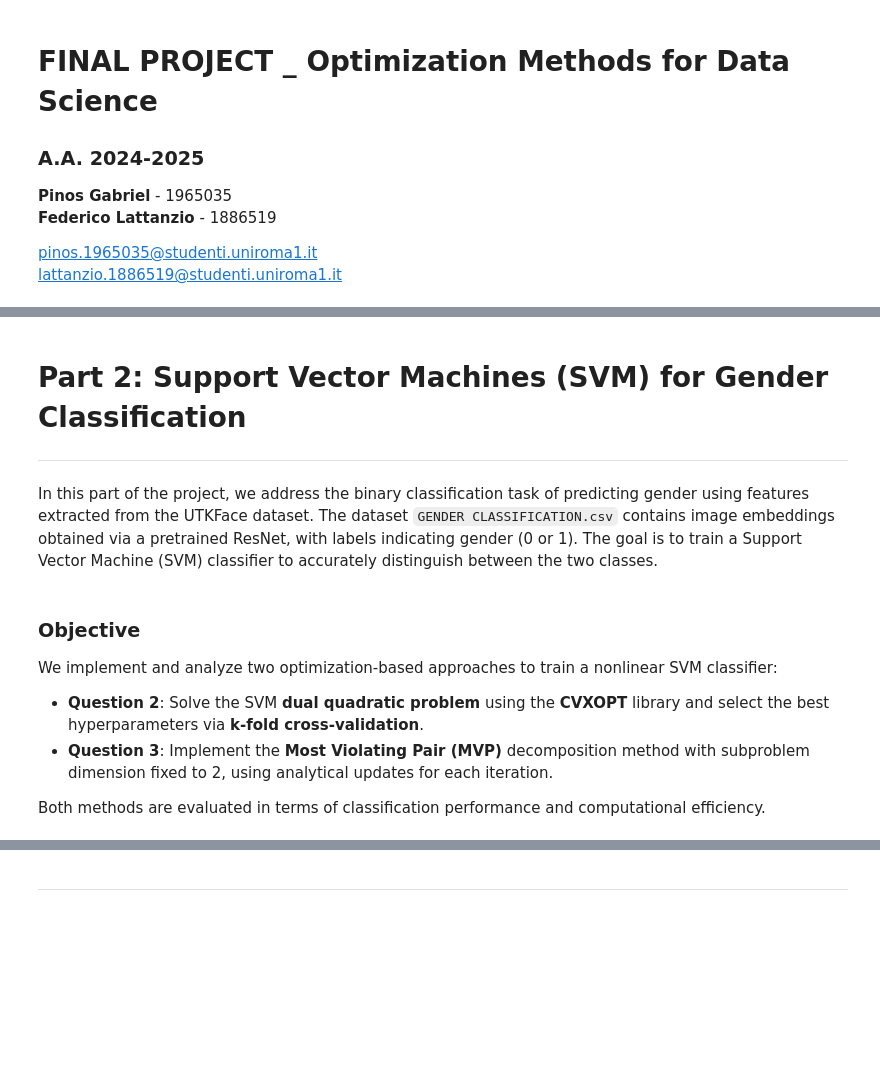
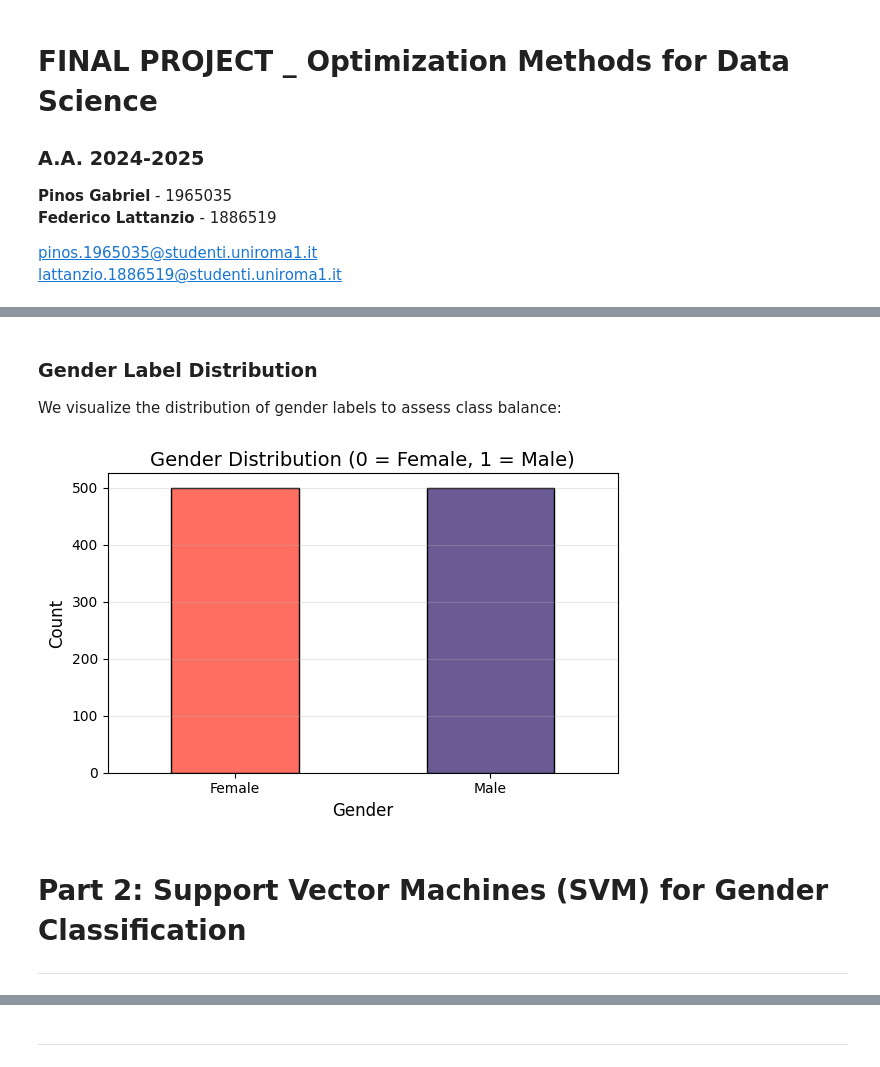
Before and after one commit to GabrielPinos/OMDS_FinalProject, a Jupyter notebook: Part2_SVM/run_2i_Pinos_Lattanzio.ipynb, the cells around one changed output, grey strips where cells are left out. Drawn from its saved outputs; the diff is of its cells as text; code cells hidden in the pictures; blank space fills up the shorter version.

```diff
--- a/Part2_SVM/run_2i_Pinos_Lattanzio.ipynb
+++ b/Part2_SVM/run_2i_Pinos_Lattanzio.ipynb
@@ -42,4 +41,8 @@ We will first explore the structure and content of the datasets to understand th
 # %%
-age_df = pd.read_csv("dataset\AGE_PREDICTION.csv")
-ethnicity_df = pd.read_csv("dataset\ETHNICITY_CLASSIFICATION.csv")
-gender_df = pd.read_csv("dataset\GENDER_CLASSIFICATION.csv")
+# Load the gender classification dataset
+
+gender_df = pd.read_csv("../dataset/GENDER_CLASSIFICATION.csv")
+X = gender_df.drop(columns=['gt']).values
+y = gender_df['gt'].values
+y_svm = np.where(y == 0, -1, 1)
+print(f"Dataset shape: {X.shape} | +1: {(y_svm==1).sum()} | -1: {(y_svm==-1).sum()}")
@@ -84,14 +79,22 @@ First 10 entries in GENDER_CLASSIFICATION dataset:
+# %% [markdown]
+### **Gender Label Distribution**
+
+We visualize the distribution of gender labels to assess class balance:
+# %%
+# Plot label distribution
+plt.figure(figsize=(6, 4))
+gender_df['gt'].value_counts().sort_index().plot(
+    kind='bar', color=['#FF6F61', '#6B5B95'], edgecolor='black'
+)
+plt.title("Gender Distribution (0 = Female, 1 = Male)", fontsize=14)
+plt.xlabel("Gender", fontsize=12)
+plt.ylabel("Count", fontsize=12)
+plt.xticks(ticks=[0, 1], labels=["Female", "Male"], rotation=0)
+plt.grid(axis='y', alpha=0.3)
+plt.tight_layout()
+plt.show()
+# %% [output]
+[figure, added]
 # %% [markdown]
 # **Part 2: Support Vector Machines (SVM) for Gender Classification**
 ----
-
-In this part of the project, we address the binary classification task of predicting gender using features extracted from the UTKFace dataset. The dataset `GENDER CLASSIFICATION.csv` contains image embeddings obtained via a pretrained ResNet, with labels indicating gender (0 or 1). The goal is to train a Support Vector Machine (SVM) classifier to accurately distinguish between the two classes.
-# %% [markdown]
-### **Objective**
-
-We implement and analyze two optimization-based approaches to train a nonlinear SVM classifier:
-
-- **Question 2**: Solve the SVM **dual quadratic problem** using the **CVXOPT** library and select the best hyperparameters via **k-fold cross-validation**.
-- **Question 3**: Implement the **Most Violating Pair (MVP)** decomposition method with subproblem dimension fixed to 2, using analytical updates for each iteration.
-
-Both methods are evaluated in terms of classification performance and computational efficiency.
```
Also changed, not shown: parts of 37 cells of this notebook, 1 other file.
